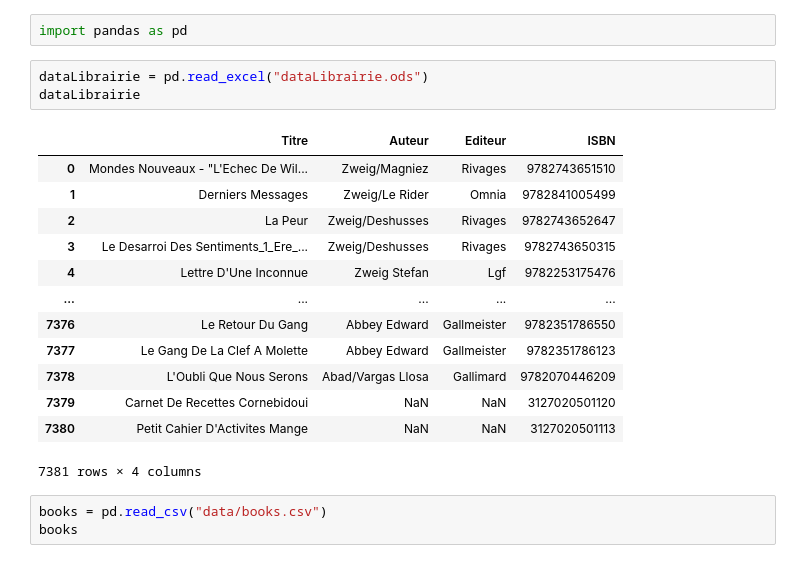
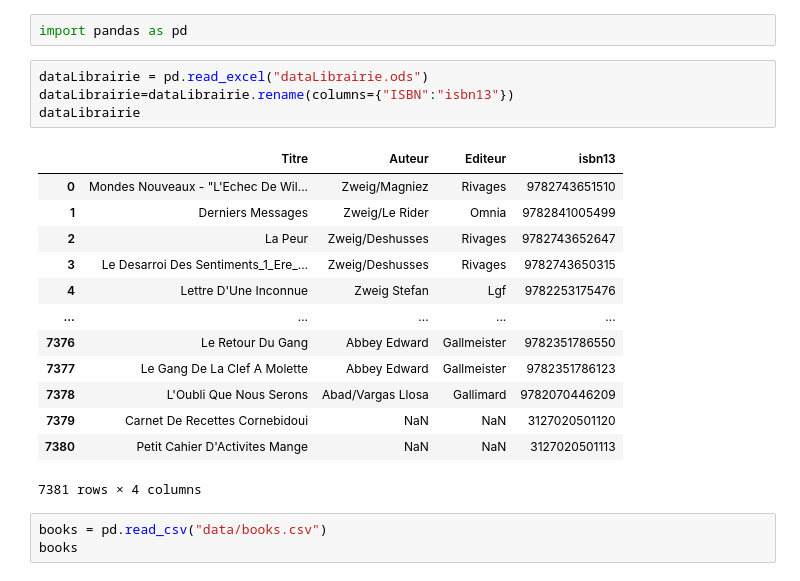
Before and after one commit to Recomandation-System-Simplon/Librairie_recommandation, a Jupyter notebook: DossierWorks/DataAnalyse.ipynb, the cells around one changed output. Cells and saved outputs as stored; diff of their text form.

```diff
--- a/DossierWorks/DataAnalyse.ipynb
+++ b/DossierWorks/DataAnalyse.ipynb
@@ -2,9 +2,10 @@
 import pandas as pd
 # %%
 dataLibrairie = pd.read_excel("dataLibrairie.ods")
+dataLibrairie=dataLibrairie.rename(columns={"ISBN":"isbn13"})
 dataLibrairie
 # %% [output]
-|  | Titre | Auteur | Editeur | ISBN |
+|  | Titre | Auteur | Editeur | isbn13 |
 | 0 | Mondes Nouveaux - "L'Echec De Wil... | Zweig/Magniez | Rivages | 9782743651510 |
 | 1 | Derniers Messages | Zweig/Le Rider | Omnia | 9782841005499 |
 | 2 | La Peur | Zweig/Deshusses | Rivages | 9782743652647 |
```
Also changed, not shown: parts of 5 cells of this notebook.
